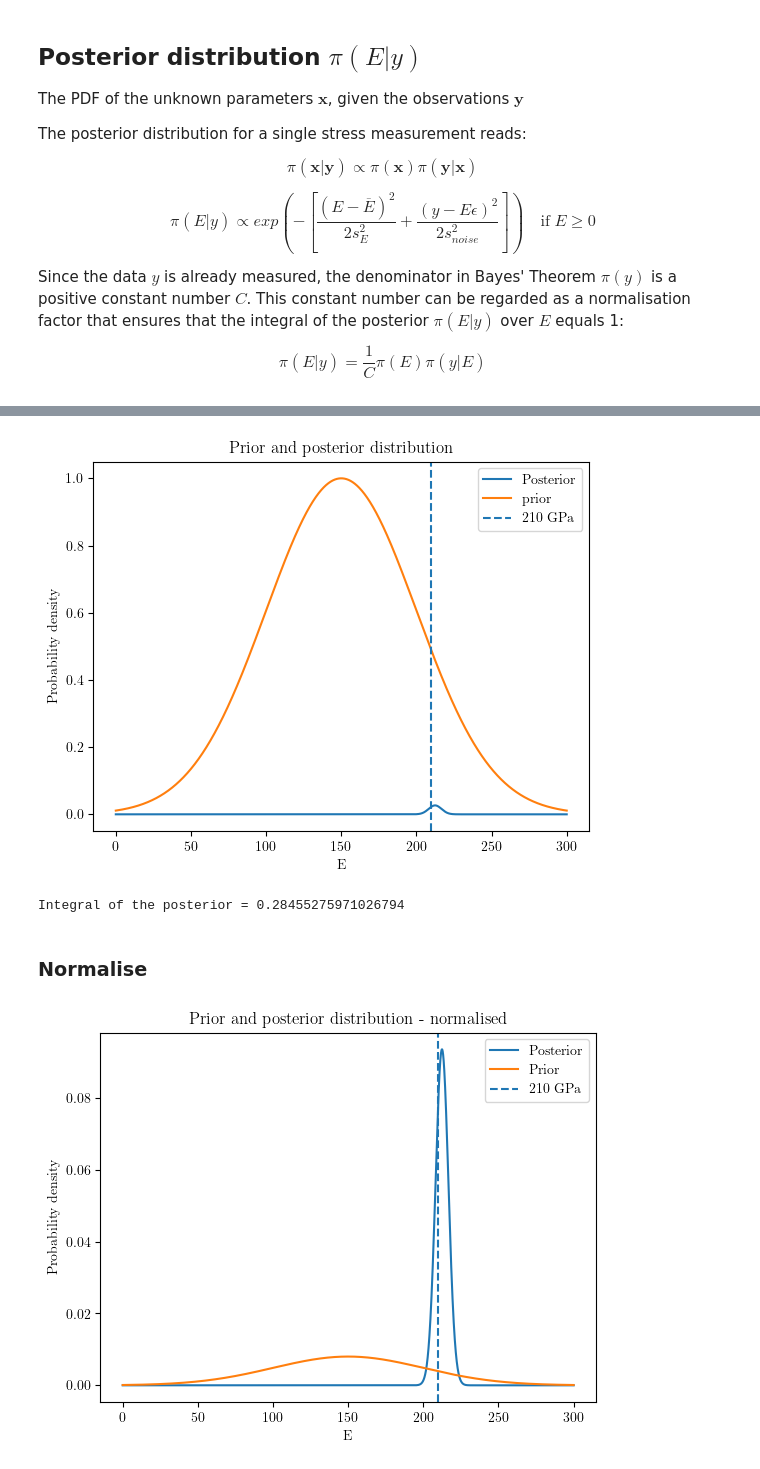
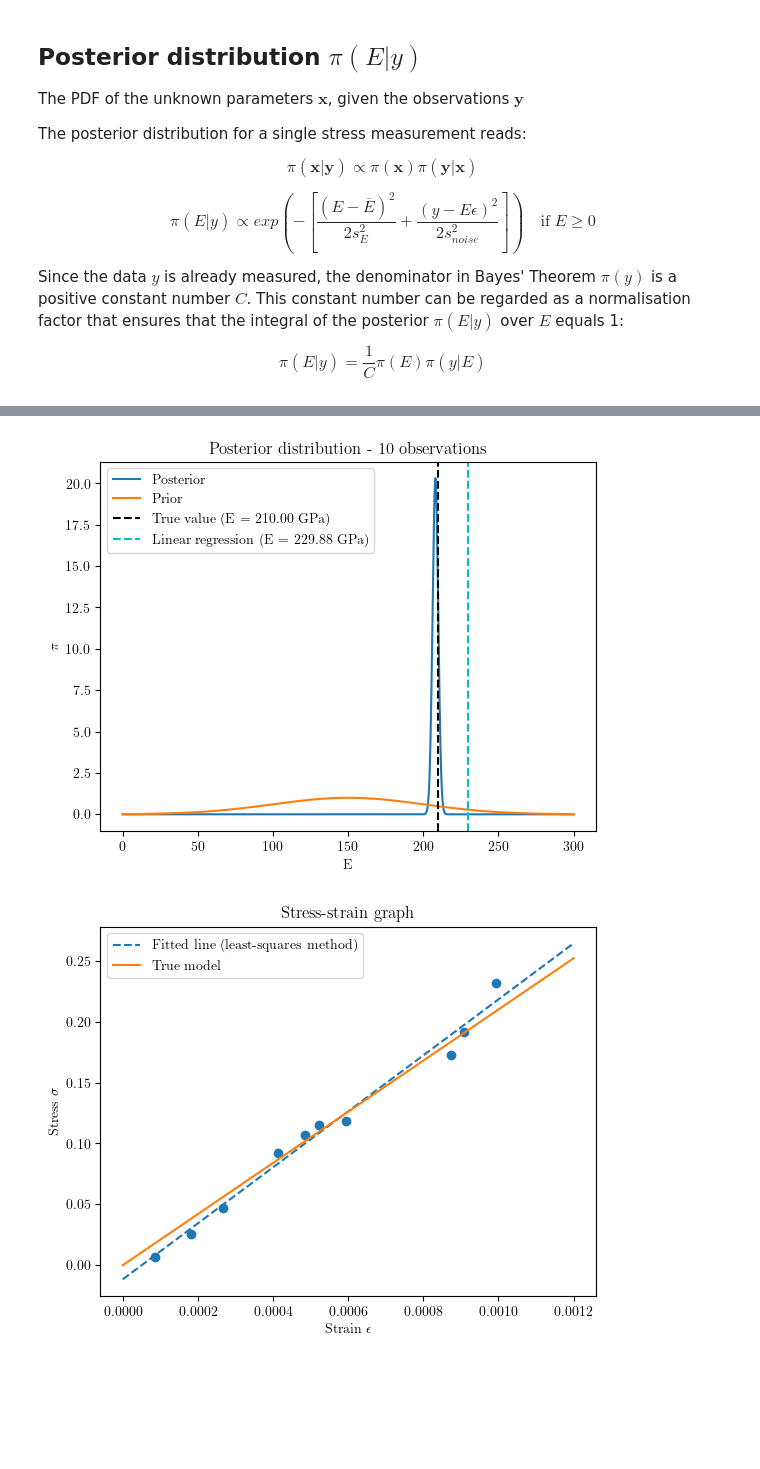
Before and after one commit to mark-hobbs/bayesian-inference-tutorial, a Jupyter notebook: 1_Linear_Elasticity.ipynb, the cells around one changed output, grey strips where cells are left out. Cells and saved outputs as stored; diff of their text form; code cells hidden in the pictures; blank space fills up the shorter version.

```diff
--- a/1_Linear_Elasticity.ipynb
+++ b/1_Linear_Elasticity.ipynb
@@ -166 +179,10 @@ def calculate_posterior(E, mean, std_dev, stress, strain, std_dev_noise):
+# %%
+def inference(parameter_candidates, observations, x):
+    posterior = []
+    for candidate in parameter_candidates:
+        omega = 0
+        for i in range(len(x)):
+            omega += calculate_omega(observations[i], material_model(candidate, x[i]))
+        posterior.append(calculate_posterior(prior(candidate), likelihood(omega)))
+    return posterior
 # %% [markdown]
@@ -227,30 +208,12 @@ add_labels("Stress-strain graph", "Strain $\epsilon$", "Stress $\sigma$")
-# %%
-posterior_list = []
-
-for i in range(len(E_vector)):
-    E = E_vector[i]
-    posterior = calculate_posterior(E, mean, std_dev, stress_measured, strain_measured, s_noise)
-    posterior_list.append(posterior)
-
-plt.plot(E_vector, posterior_list, label='Posterior')
-plt.plot(E_vector, prior_list, label='prior')
-plt.axvline(x=E_true, label='210 GPa', linestyle='--')
-plt.legend()
-add_labels("Prior and posterior distribution", "E", "Probability density")
-# %% [output]
-[figure, removed]
-# %%
-posterior_integral = np.trapz(posterior_list, E_vector)
-print('Integral of the posterior =', posterior_integral)
-# %% [output]
-Integral of the posterior = 0.28455275971026794
-# %% [markdown]
-### Normalise
-# %%
-plt.plot(E_vector, np.asarray(posterior_list) * (1 / posterior_integral), label='Posterior')
-plt.plot(E_vector, np.array(prior_list) * (1 / prior_integral), label='Prior')
-plt.axvline(x=E_true, label='210 GPa', linestyle='--')
-plt.legend()
-add_labels("Prior and posterior distribution - normalised", "E", "Probability density")
-# %% [output]
-[figure, removed]
+# %%
+posterior = inference(candidate_parameter, stress_data, strain_data)
+[m, c] = linear_regression(strain_data, stress_data)
+
+plot_inference_results(candidate_parameter, posterior, E, m)
+add_labels("Posterior distribution - 10 observations", "E", "$\pi$")
+
+plot_regression_results(strain, E, m, c)
+plt.scatter(strain_data, stress_data);
+# %% [output]
+[figure, added]
+[figure, added]
```
Also changed, not shown: parts of 33 cells of this notebook, 2 other files.
